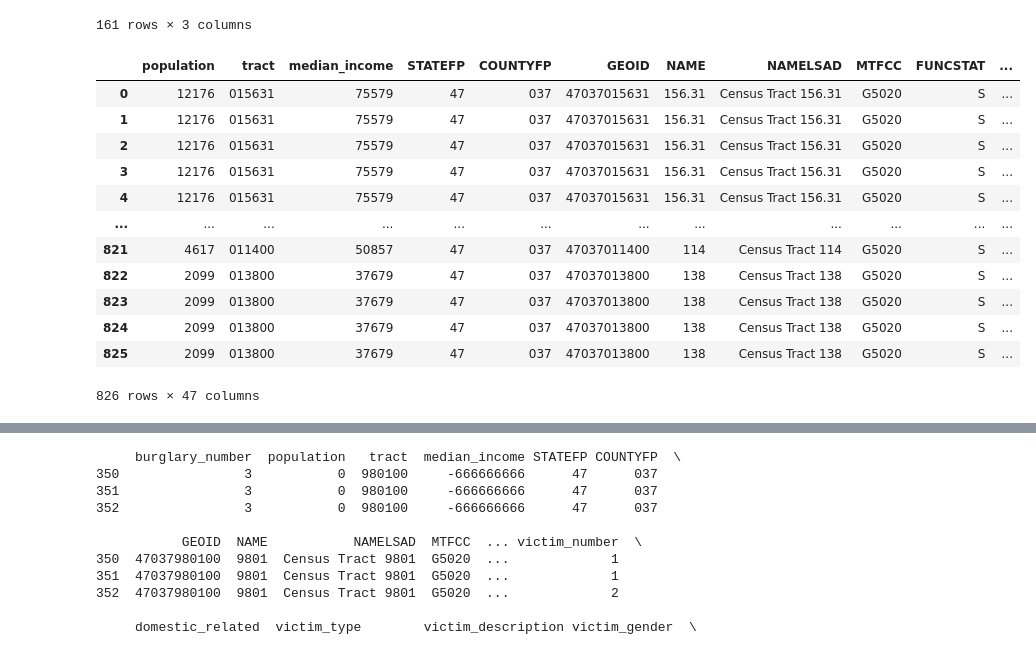
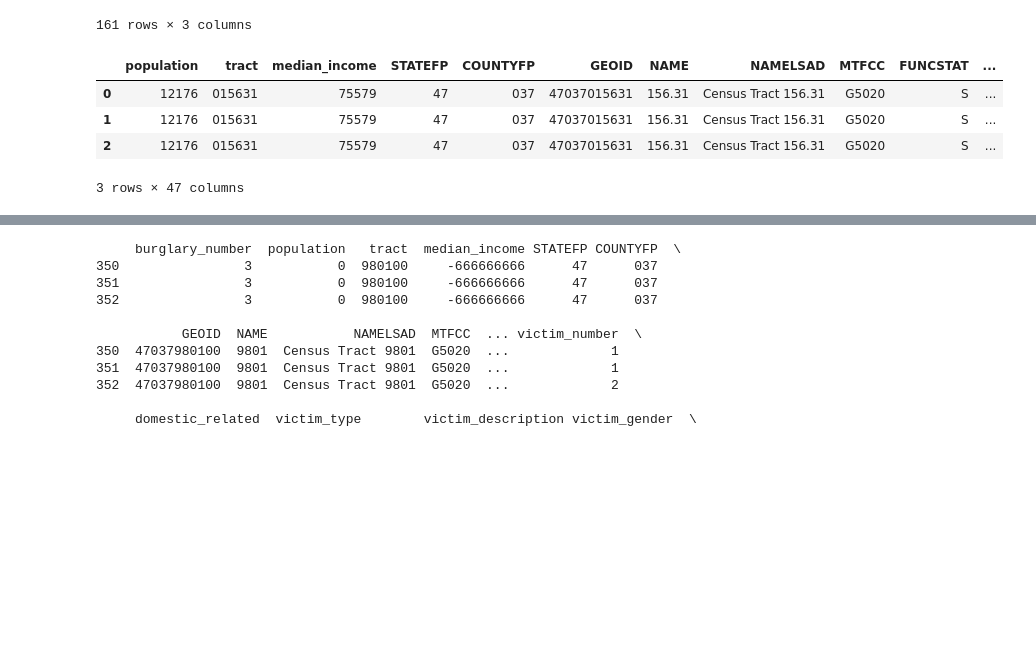
Before and after one commit to nss-data-science-cohort-5/geospatial_api-orange-oscelots, a Jupyter notebook: notebooks/Burglaries in Davidson County.ipynb, the cells around one changed output, grey strips where cells are left out. Cells and saved outputs as stored; diff of their text form; code cells hidden in the pictures; blank space fills up the shorter version.

```diff
--- a/notebooks/Burglaries in Davidson County.ipynb
+++ b/notebooks/Burglaries in Davidson County.ipynb
@@ -455,19 +346,11 @@ pop_income
 # %%
 #merging the above data set with the burglary
 burglary_incidents=pop_income.merge(incidents_by_tract.rename (columns= {'TRACTCE':'tract'}))
-burglary_incidents
+burglary_incidents.head(3)
 # %% [output]
 |  | population | tract | median_income | STATEFP | COUNTYFP | GEOID | NAME | NAMELSAD | MTFCC | FUNCSTAT | ... |
 | 0 | 12176 | 015631 | 75579 | 47 | 037 | 47037015631 | 156.31 | Census Tract 156.31 | G5020 | S | ... |
 | 1 | 12176 | 015631 | 75579 | 47 | 037 | 47037015631 | 156.31 | Census Tract 156.31 | G5020 | S | ... |
 | 2 | 12176 | 015631 | 75579 | 47 | 037 | 47037015631 | 156.31 | Census Tract 156.31 | G5020 | S | ... |
-| 3 | 12176 | 015631 | 75579 | 47 | 037 | 47037015631 | 156.31 | Census Tract 156.31 | G5020 | S | ... |
-| 4 | 12176 | 015631 | 75579 | 47 | 037 | 47037015631 | 156.31 | Census Tract 156.31 | G5020 | S | ... |
-| ... | ... | ... | ... | ... | ... | ... | ... | ... | ... | ... | ... |
-| 821 | 4617 | 011400 | 50857 | 47 | 037 | 47037011400 | 114 | Census Tract 114 | G5020 | S | ... |
-| 822 | 2099 | 013800 | 37679 | 47 | 037 | 47037013800 | 138 | Census Tract 138 | G5020 | S | ... |
-| 823 | 2099 | 013800 | 37679 | 47 | 037 | 47037013800 | 138 | Census Tract 138 | G5020 | S | ... |
-| 824 | 2099 | 013800 | 37679 | 47 | 037 | 47037013800 | 138 | Census Tract 138 | G5020 | S | ... |
-| 825 | 2099 | 013800 | 37679 | 47 | 037 | 47037013800 | 138 | Census Tract 138 | G5020 | S | ... |
-826 rows × 47 columns
+3 rows × 47 columns
 # %%
```
Also changed, not shown: parts of 36 cells of this notebook.
